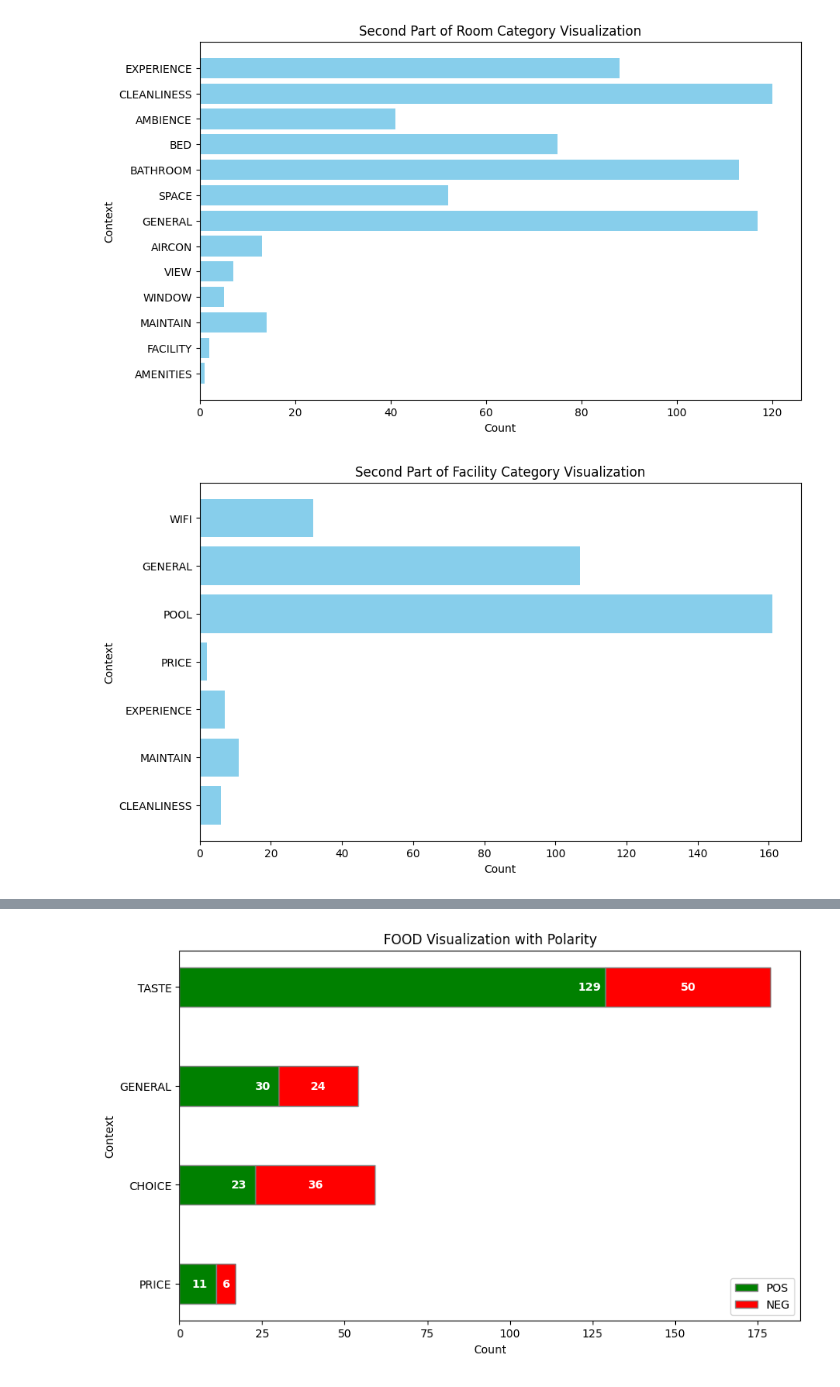
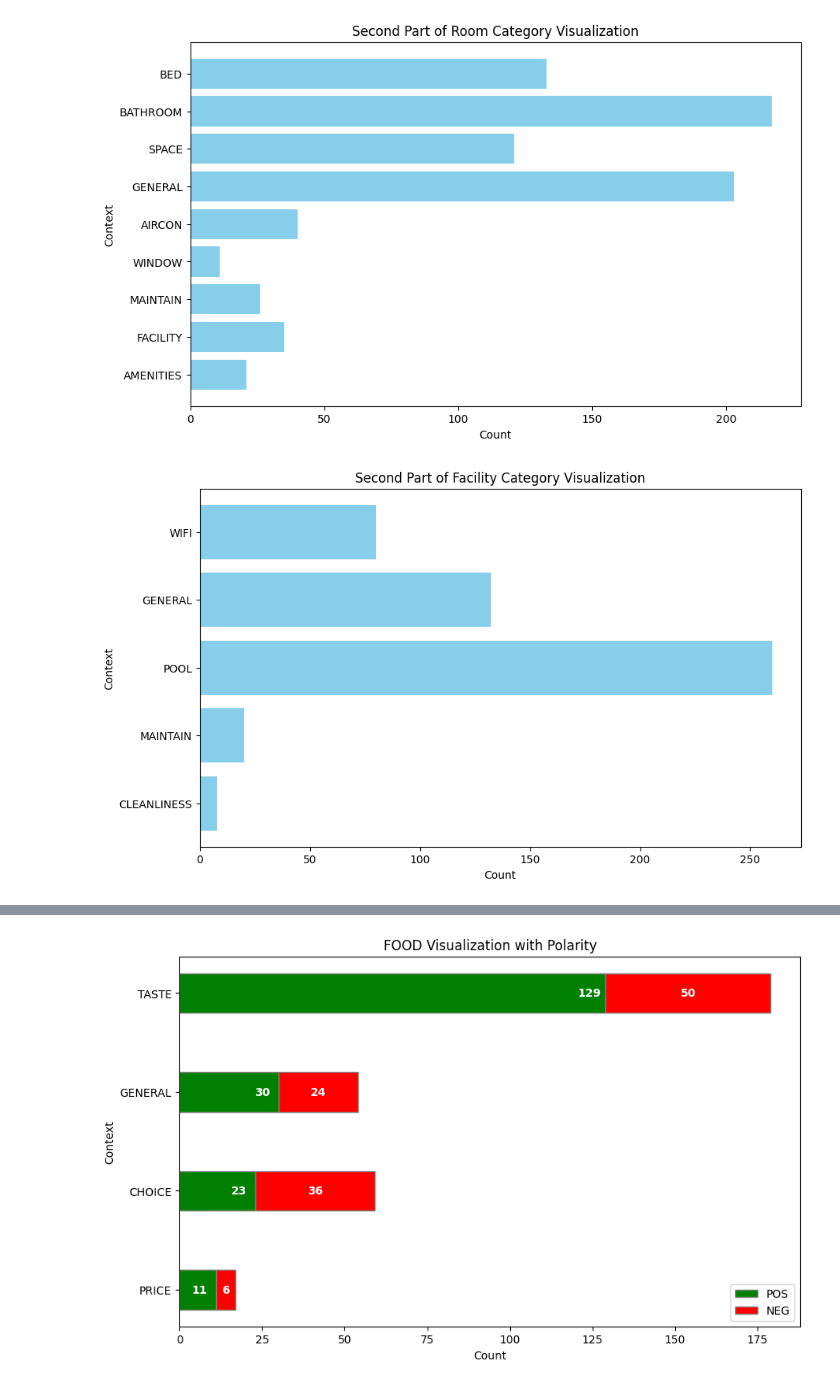
Before and after one commit to kwang0149/ta-final-project-aspect-based-sentiment-analysis-and-categorized-aspect, a Jupyter notebook: visualize_cat.ipynb, the cells around one changed output, grey strips where cells are left out. Cells and saved outputs as stored; diff of their text form; code cells hidden in the pictures.

```diff
--- a/visualize_cat.ipynb
+++ b/visualize_cat.ipynb
@@ -20,7 +22,7 @@ import json
 
 # Load data from JSONL file
 data = []
-with open('output_formatted.jsonl', 'r') as file:
+with open('output_formatted_03_06_2024_less_category.jsonl', 'r') as file:
     for line in file:
         data.append(json.loads(line))
 
@@ -64,7 +66,7 @@ import json
 
 # Load data from JSONL file
 data = []
-with open('output_formatted.jsonl', 'r') as file:
+with open('output_formatted_03_06_2024_less_category.jsonl', 'r') as file:
     for line in file:
         data.append(json.loads(line))
 
@@ -100,7 +102,7 @@ import json
 
 # Load data from JSONL file
 data = []
-with open('output_formatted.jsonl', 'r') as file:
+with open('output_formatted_03_06_2024_less_category.jsonl', 'r') as file:
     for line in file:
         data.append(json.loads(line))
 
@@ -126,7 +128,7 @@ plt.figure(figsize=(10, 6))
 plt.barh(contexts, counts, color='skyblue')
 plt.xlabel('Count')
 plt.ylabel('Context')
-plt.title('Second Part of Sevice Category Visualization')
+plt.title('Second Part of Service Category Visualization')
 plt.gca().invert_yaxis()
 plt.show()
 # %% [output]
@@ -136,7 +138,7 @@ import json
 
 # Load data from JSONL file
 data = []
-with open('output_formatted.jsonl', 'r') as file:
+with open('output_formatted_03_06_2024_less_category.jsonl', 'r') as file:
     for line in file:
         data.append(json.loads(line))
 
@@ -166,43 +168,43 @@ plt.title('Second Part of Room Category Visualization')
 plt.gca().invert_yaxis()
 plt.show()
 # %% [output]
-[figure, old version]
+[figure, new version]
 # %%
 import json
 
 # Load data from JSONL file
 data = []
-with open('output_formatted.jsonl', 'r') as file:
+with open('output_formatted_03_06_2024_less_category.jsonl', 'r') as file:
     for line in file:
         data.append(json.loads(line))
 
 # Extracting and counting occurrences of the second part of the 'HOTEL' category
 hotel_context_counts = {}
 for entry in data:
     labels = entry.get('labels', [])
     for label in labels:
         if 'category' in label and label['category']:
             main_category, context = label['category'].split('#')
             if main_category == 'FACILITY':
                 if context not in hotel_context_counts:
                     hotel_context_counts[context] = 0
                 hotel_context_counts[context] += 1
 
 # Plotting
 import matplotlib.pyplot as plt
 
 contexts = list(hotel_context_counts.keys())
 counts = list(hotel_context_counts.values())
 
 plt.figure(figsize=(10, 6))
 plt.barh(contexts, counts, color='skyblue')
 plt.xlabel('Count')
 plt.ylabel('Context')
 plt.title('Second Part of Facility Category Visualization')
 plt.gca().invert_yaxis()
 plt.show()
 # %% [output]
-[figure, old version]
+[figure, new version]
 # %%
 import json
 
```
Also changed, not shown: parts of 8 cells of this notebook, 24 other files.
